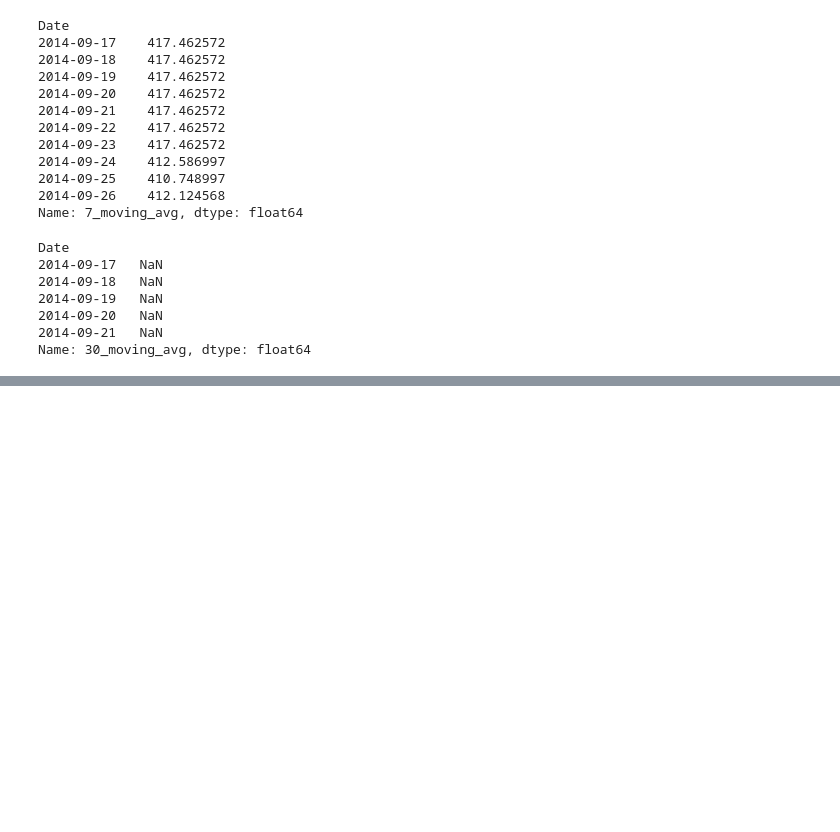
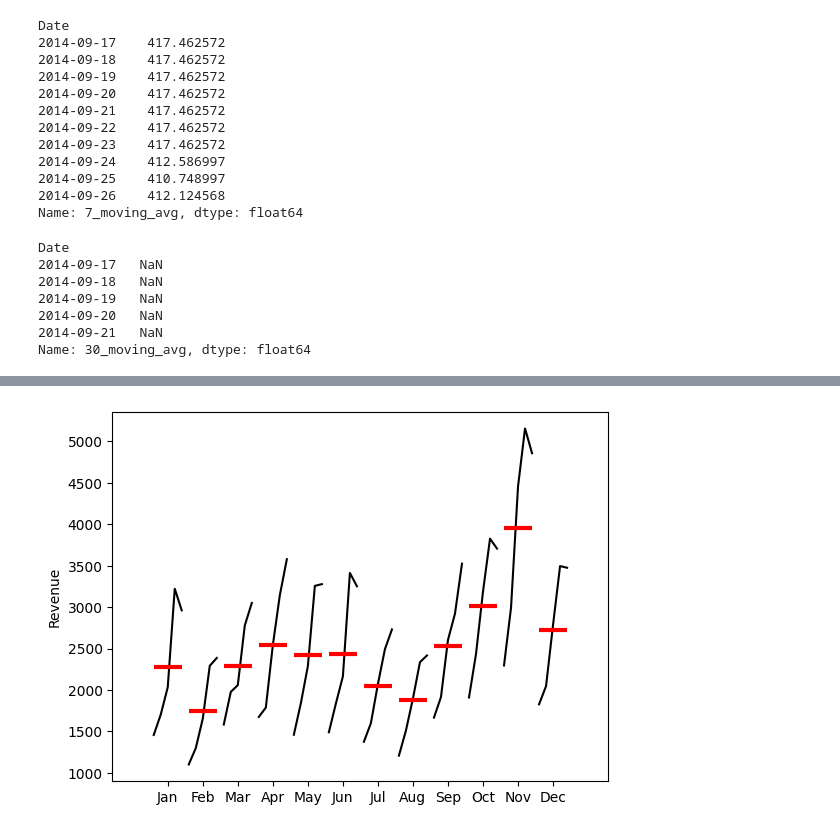
Before and after one commit to Vinni-Anddrade/time_series_course, a Jupyter notebook: 2_introduction_to_time_series_analysis/introduction_to_ts_analysis.ipynb, the cells around one changed output, grey strips where cells are left out. Saved outputs shown, nothing was run; the diff lists cells and outputs as text; code cells hidden in the pictures; blank space fills up the shorter version.

```diff
--- a/2_introduction_to_time_series_analysis/introduction_to_ts_analysis.ipynb
+++ b/2_introduction_to_time_series_analysis/introduction_to_ts_analysis.ipynb
@@ -272,0 +348,3 @@ Name: 30_moving_avg, dtype: float64
+# %%
+df2 = pd.read_csv("./data/choco_monthly_revenue.csv", index_col="Month with Year", parse_dates=True)
+df2.head()
@@ -272,0 +359,8 @@ Name: 30_moving_avg, dtype: float64
+# %%
+# There is no need to resample to "Month" because the data is already in this granularity
+month_plot(
+    x=df2["revenue"],
+    ylabel="Revenue"
+);
+# %% [output]
+[figure, added]
```
Also changed, not shown: parts of 21 cells of this notebook, 2 other files.
